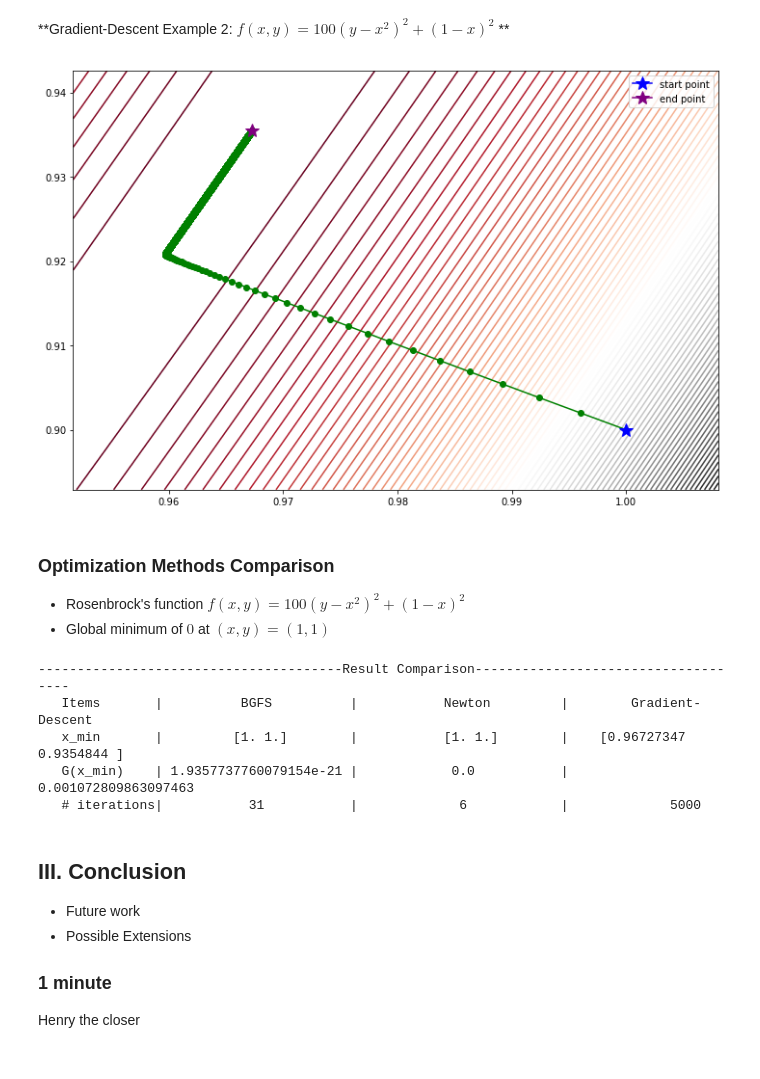
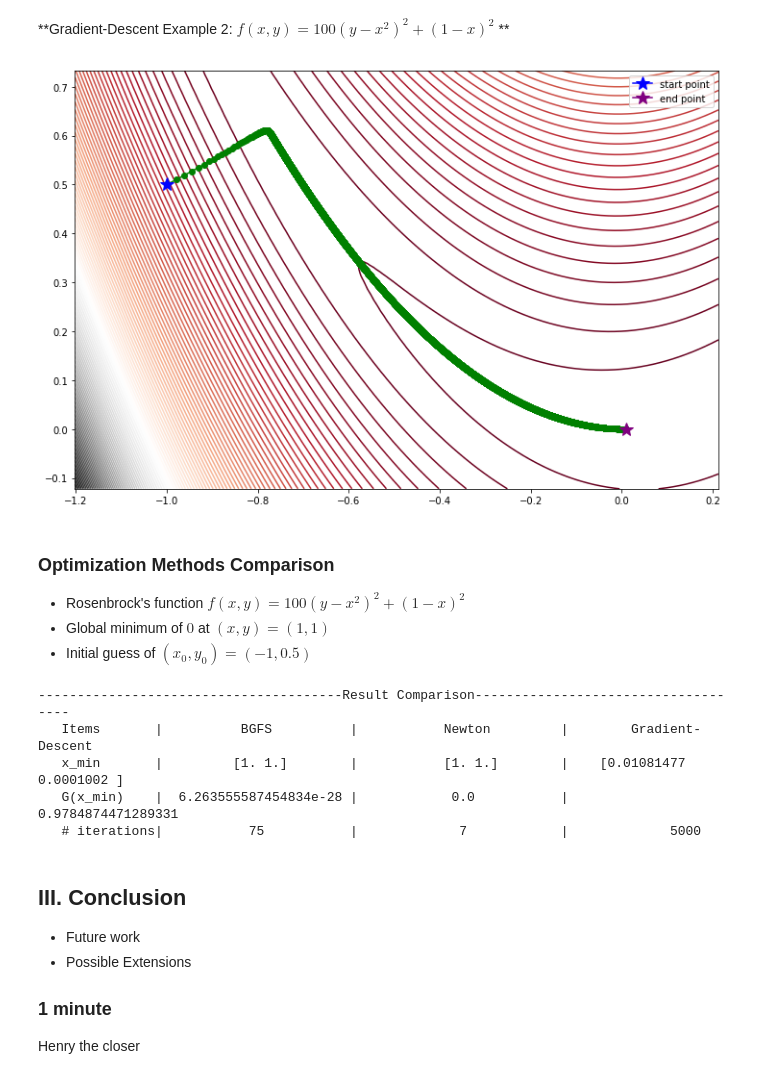
Before and after one commit to CS207ProjectGroup8/cs207-FinalProject, a Jupyter notebook: docs/Presentation-Kay.ipynb, the cells around one changed output. Drawn from its saved outputs; the diff is of its cells as text; code cells hidden in the pictures.

Commit message:
updated func initial guess

```diff
--- a/docs/Presentation-Kay.ipynb
+++ b/docs/Presentation-Kay.ipynb
@@ -220,26 +220,27 @@ gd_result1 = adf.Mini(D, [3], method = "gradient-descent", rate = 0.1, plot = Tr
 # %% [markdown]
 **Gradient-Descent Example 2: $f(x, y) = 100(y - x^2)^2 + (1-x)^2$ **
 # %%
-gd_result = adf.Mini(G, [1, 0.9], method = "gradient-descent", plot = True)
+gd_result = adf.Mini(G, [-1, 0.5], method = "gradient-descent", plot = True)
 # %% [output]
-[figure, old version]
+[figure, new version]
 # %% [markdown]
 ### Optimization Methods Comparison ###
 -  Rosenbrock's function $f(x, y) = 100(y - x^2)^2 + (1-x)^2$
 -  Global minimum of $0$ at $(x, y) = (1, 1)$
+-  Initial guess of $(x_0, y_0) = (-1, 0.5)$
 # %%
-newton_result = adf.Mini(G, [-1, -1], method = "newton")
+newton_result = adf.Mini(G, [-1, 0.5], method = "newton")
 print("---------------------------------------Result Comparison------------------------------------")
 print("   Items       |          BGFS          |           Newton         |        Gradient-Descent   ")
 print("   x_min       |         {}        |           {}        |    {}    ".format(BGFS_result['x_min'], newton_result['x_min'], gd_result['x_min']))
-print("   G(x_min)    | {} |            {}           |      {}   ".format(BGFS_result['min F(x)'][0], newton_result['min F(x)'][0], gd_result['min F(x)'][0]))
+print("   G(x_min)    |  {} |            {}           |      {}   ".format(BGFS_result['min F(x)'][0], newton_result['min F(x)'][0], gd_result['min F(x)'][0]))
 print("   # iterations|           {}           |             {}            |             {}    ".format(BGFS_result['number of iter'], newton_result['number of iter'], gd_result['number of iter']))
 # %% [output]
 ---------------------------------------Result Comparison------------------------------------
    Items       |          BGFS          |           Newton         |        Gradient-Descent
-   x_min       |         [1. 1.]        |           [1. 1.]        |    [0.96727347 0.9354844 ]
-   G(x_min)    | 1.9357737760079154e-21 |            0.0           |      0.001072809863097463
-   # iterations|           31           |             6            |             5000
+   x_min       |         [1. 1.]        |           [1. 1.]        |    [0.01081477 0.0001002 ]
+   G(x_min)    |  6.263555587454834e-28 |            0.0           |      0.9784874471289331
+   # iterations|           75           |             7            |             5000
 # %% [markdown]
 ## III. Conclusion
 
```
Also changed, not shown: parts of 3 cells of this notebook.
